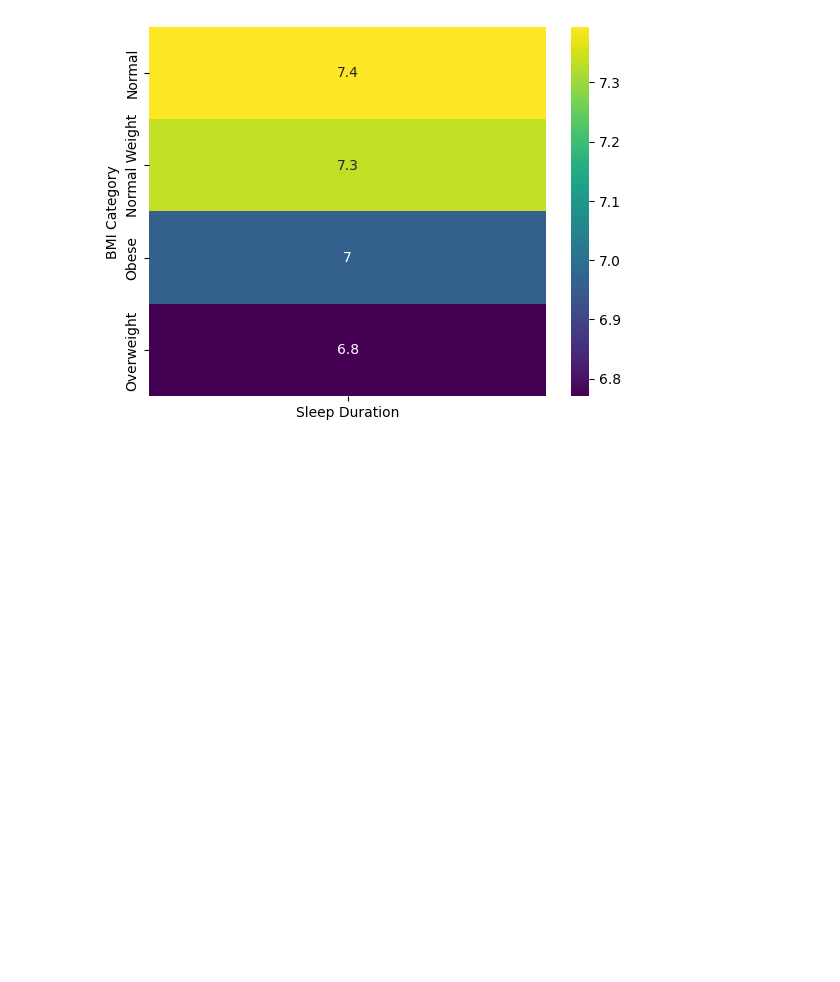
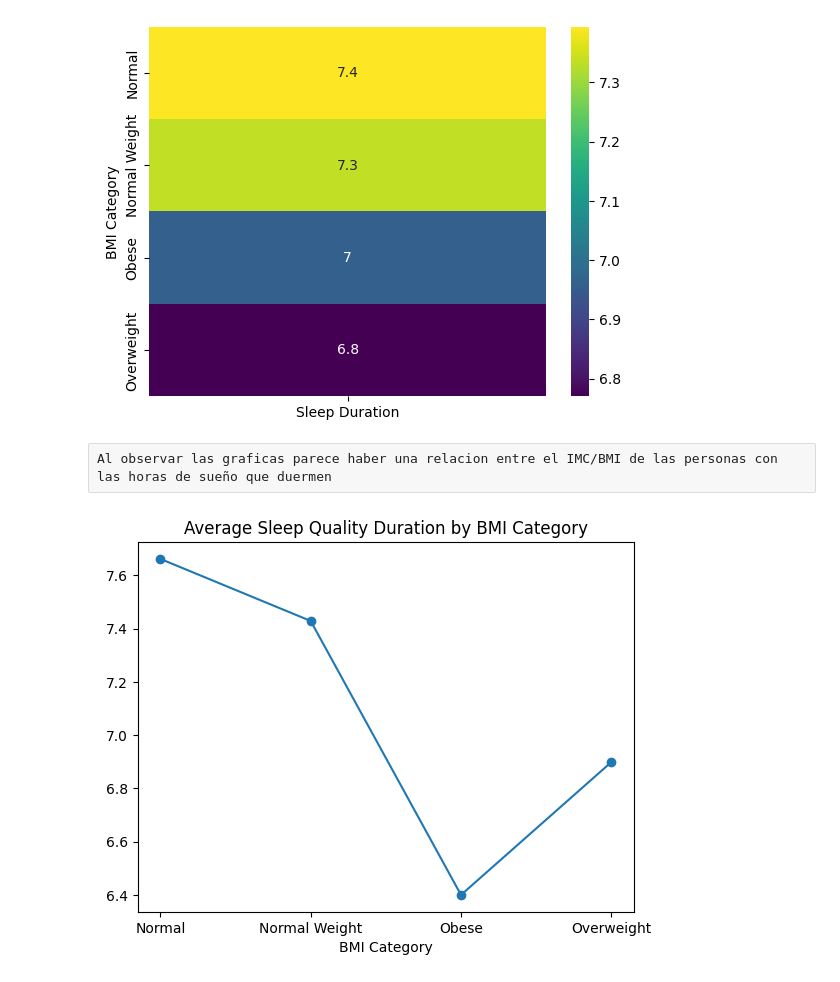
Before and after one commit to Redeagle34/Proyecto-integrador, a Jupyter notebook: notebooks/exploracion_Santiago.ipynb, the cells around one changed output. Drawn from its saved outputs; the diff is of its cells as text; code cells hidden in the pictures; blank space fills up the shorter version.

```diff
--- a/notebooks/exploracion_Santiago.ipynb
+++ b/notebooks/exploracion_Santiago.ipynb
@@ -90,3 +86,15 @@ sns.heatmap(pivot, cmap="viridis", annot=True)
 plt.show()
 # %% [output]
 [figure]
+# %% [raw]
+Al observar las graficas parece haber una relacion entre el IMC/BMI de las personas con las horas de sueño que duermen
+# %%
+df_relacion_IMC_sueño = df.groupby('BMI Category')['Quality of Sleep'].mean().reset_index()
+
+plt.scatter(df_relacion_IMC_sueño['BMI Category'], df_relacion_IMC_sueño['Quality of Sleep'])
+plt.plot(df_relacion_IMC_sueño['BMI Category'], df_relacion_IMC_sueño['Quality of Sleep'])
+plt.xlabel('BMI Category')
+plt.title('Average Sleep Quality Duration by BMI Category')
+plt.show()
+# %% [output]
+[figure, added]
```
Also changed, not shown: parts of 3 cells of this notebook, 1 other file.
